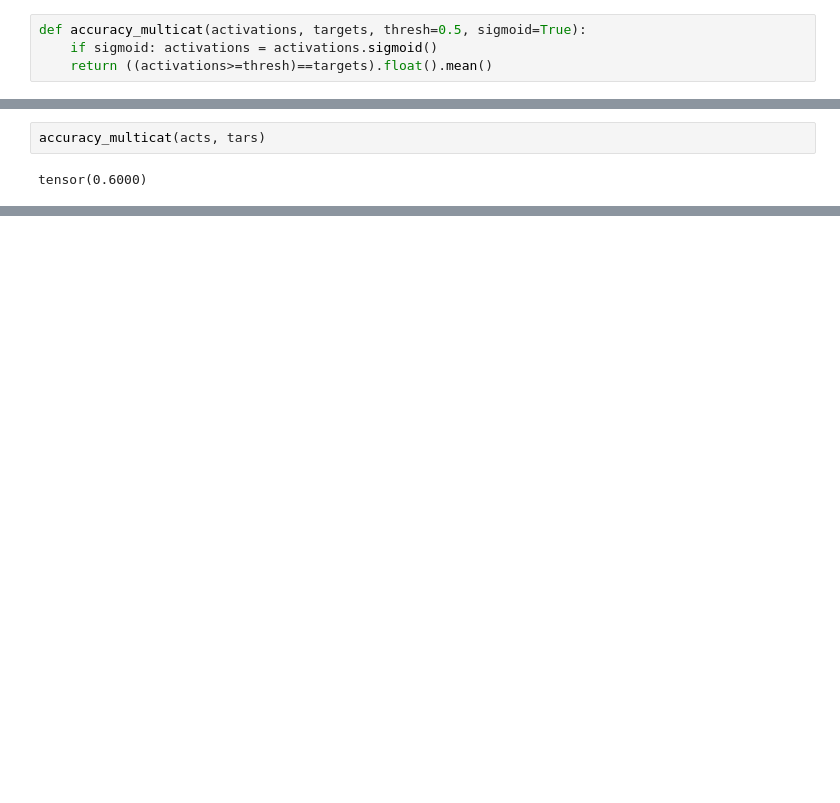
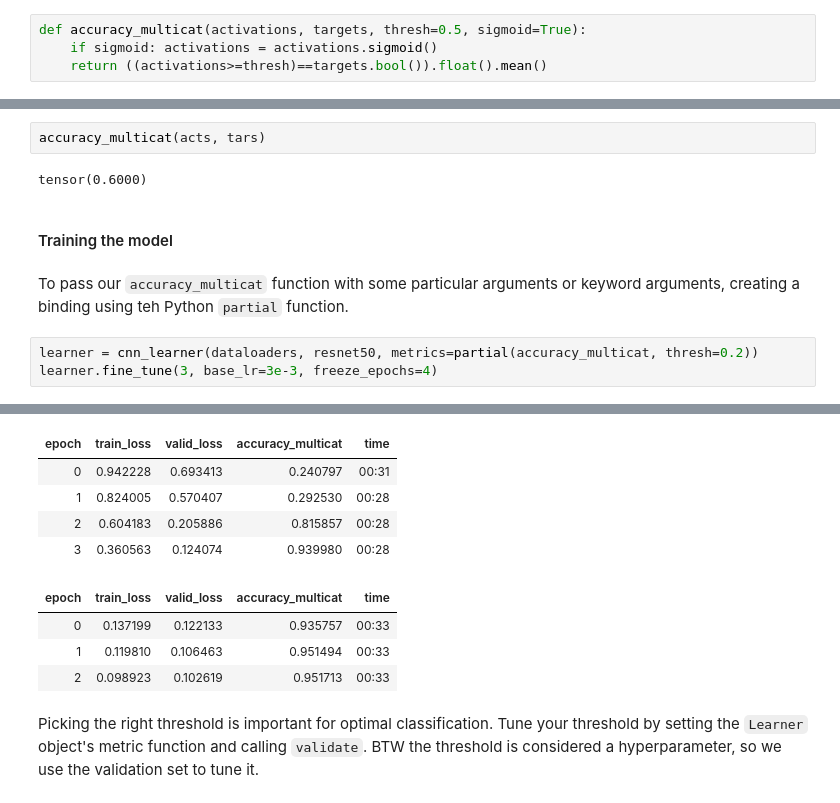
Before and after one commit to dqna64/fastbook-experimental, a Jupyter notebook: 06-1.ipynb, the cells around one changed output, grey strips where cells are left out. Cells and saved outputs as stored; diff of their text form; blank space fills up the shorter version.

```diff
--- a/06-1.ipynb
+++ b/06-1.ipynb
@@ -262,7 +262,7 @@ For multo-categorical classification, we not only have to test match for each it
 # %%
 def accuracy_multicat(activations, targets, thresh=0.5, sigmoid=True):
     if sigmoid: activations = activations.sigmoid()
-    return ((activations>=thresh)==targets).float().mean()
+    return ((activations>=thresh)==targets.bool()).float().mean()
 # %%
 acts = torch.randn(5, 3)
 tars = torch.randint(2, (5, 3))
@@ -282,3 +282,11 @@ acts, tars
 accuracy_multicat(acts, tars)
 # %% [output]
 tensor(0.6000)
+# %% [markdown]
+#### Training the model
+# %% [markdown]
+To pass our `accuracy_multicat` function with some particular arguments or keyword arguments, creating a binding using teh Python `partial` function.
+# %%
+learner = cnn_learner(dataloaders, resnet50, metrics=partial(accuracy_multicat, thresh=0.2))
+learner.fine_tune(3, base_lr=3e-3, freeze_epochs=4)
+# %% [output]
@@ -284,0 +294,11 @@ tensor(0.6000)
+| epoch | train_loss | valid_loss | accuracy_multicat | time |
+| 0 | 0.942228 | 0.693413 | 0.240797 | 00:31 |
+| 1 | 0.824005 | 0.570407 | 0.292530 | 00:28 |
+| 2 | 0.604183 | 0.205886 | 0.815857 | 00:28 |
+| 3 | 0.360563 | 0.124074 | 0.939980 | 00:28 |
+| epoch | train_loss | valid_loss | accuracy_multicat | time |
+| 0 | 0.137199 | 0.122133 | 0.935757 | 00:33 |
+| 1 | 0.119810 | 0.106463 | 0.951494 | 00:33 |
+| 2 | 0.098923 | 0.102619 | 0.951713 | 00:33 |
+# %% [markdown]
+Picking the right threshold is important for optimal classification. Tune your threshold by setting the `Learner` object's metric function and calling `validate`. BTW the threshold is considered a hyperparameter, so we use the validation set to tune it.
```
Also changed, not shown: parts of 11 cells of this notebook.
